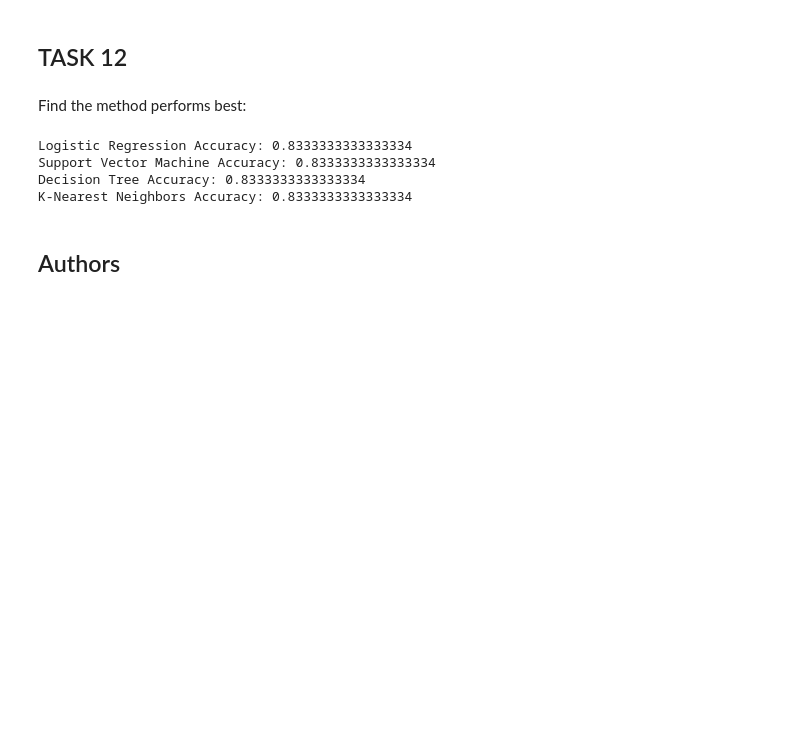
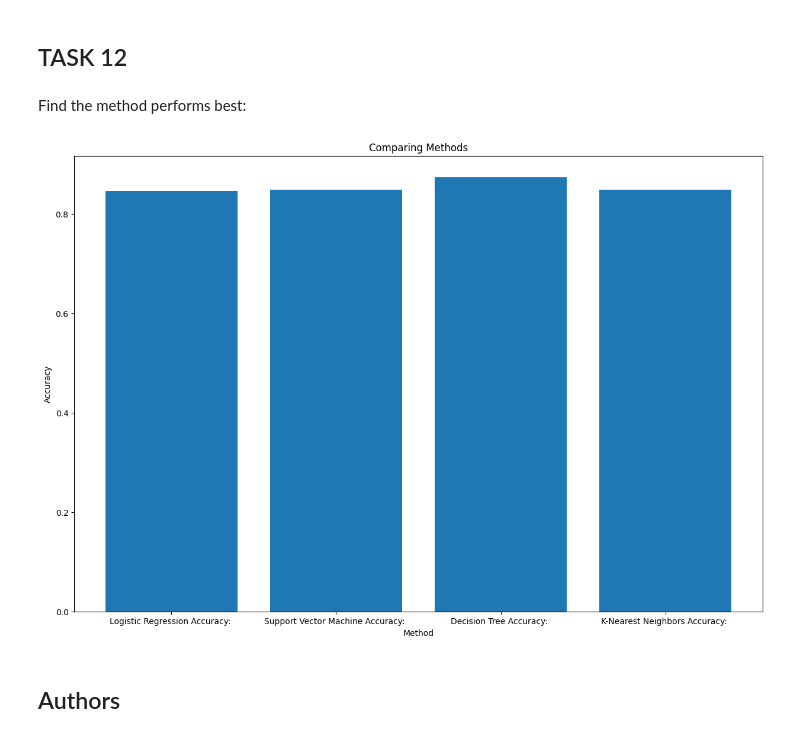
Before and after one commit to hsnapps/python-applied-data-science-capstone, a Jupyter notebook: SpaceX_Machine_Learning_Prediction_Part_5.jupyterlite.ipynb, the cells around one changed output. Saved outputs shown, nothing was run; the diff lists cells and outputs as text; code cells hidden in the pictures; blank space fills up the shorter version.

Commit message:
Fixed machine-learning

```diff
--- a/SpaceX_Machine_Learning_Prediction_Part_5.jupyterlite.ipynb
+++ b/SpaceX_Machine_Learning_Prediction_Part_5.jupyterlite.ipynb
@@ -171,7 +171,8 @@ GridSearchCV(cv=10, estimator=LogisticRegression(),
 We output the <code>GridSearchCV</code> object for logistic regression. We display the best parameters using the data attribute <code>best_params\_</code> and the accuracy on the validation data using the data attribute <code>best_score\_</code>.
 # %%
 print("tuned hpyerparameters :(best parameters) ",logreg_cv.best_params_)
-print("accuracy :",logreg_cv.best_score_)
+logistic_regression_accuracy = logreg_cv.best_score_
+print("accuracy :", logistic_regression_accuracy)
 # %% [output]
 tuned hpyerparameters :(best parameters)  {'C': 0.01, 'penalty': 'l2', 'solver': 'lbfgs'}
 accuracy : 0.8464285714285713
@@ -217,8 +218,9 @@ GridSearchCV(cv=10, estimator=SVC(),
        1.00000000e+03]),
                          'kernel': ('linear', 'rbf', 'poly', 'rbf', 'sigmoid')})
 # %%
+svm_accuracy = svm_cv.best_score_
 print("tuned hpyerparameters :(best parameters) ", svm_cv.best_params_)
-print("accuracy :", svm_cv.best_score_)
+print("accuracy :", svm_accuracy)
 # %% [output]
 tuned hpyerparameters :(best parameters)  {'C': 1.0, 'gamma': 0.03162277660168379, 'kernel': 'sigmoid'}
 accuracy : 0.8482142857142856
@@ -296,6 +298,7 @@ GridSearchCV(cv=10, estimator=DecisionTreeClassifier(),
                          'min_samples_split': [2, 5, 10],
                          'splitter': ['best', 'random']})
 # %%
+tree_accuracy = tree_cv.best_score_
 print("tuned hpyerparameters :(best parameters) ",tree_cv.best_params_)
-print("accuracy :",tree_cv.best_score_)
+print("accuracy :", tree_accuracy)
 # %% [output]
@@ -343,8 +346,9 @@ GridSearchCV(cv=10, estimator=KNeighborsClassifier(),
                          'n_neighbors': [1, 2, 3, 4, 5, 6, 7, 8, 9, 10],
                          'p': [1, 2]})
 # %%
+knn_accuracy = knn_cv.best_score_
 print("tuned hpyerparameters :(best parameters) ",knn_cv.best_params_)
-print("accuracy :",knn_cv.best_score_)
+print("accuracy :", knn_accuracy)
 # %% [output]
 tuned hpyerparameters :(best parameters)  {'algorithm': 'auto', 'n_neighbors': 10, 'p': 1}
 accuracy : 0.8482142857142858
@@ -366,24 +370,25 @@ plot_confusion_matrix(Y_test,yhat)
 # %% [markdown]
 Find the method performs best:
 # %%
-# Comparing accuracies
-models = ['Logistic Regression', 'Support Vector Machine', 'Decision Tree', 'K-Nearest Neighbors']
-accuracies = [logreg_cv.score(X_test, Y_test),
-              svm_cv.score(X_test, Y_test),
-              tree_cv.score(X_test, Y_test),
-              knn_cv.score(X_test, Y_test)]
+import matplotlib.pyplot as plt
 
-# Zip the accuracies with their corresponding models and sort in descending order
-model_accuracies = sorted(zip(models, accuracies), key = lambda x: x[1], reverse = True)
+accuracy_dict = {
+    "Logistic Regression Accuracy: ": logistic_regression_accuracy,
+    "Support Vector Machine Accuracy: ": svm_accuracy,
+    "Decision Tree Accuracy: ": tree_accuracy,
+    "K-Nearest Neighbors Accuracy: ": knn_accuracy
+}
+keys = accuracy_dict.keys()
+values = accuracy_dict.values()
+plt.figure(figsize=(15, 10))
+plt.bar(keys, values)
+plt.xlabel('Method')
+plt.ylabel('Accuracy')
+plt.title('Comparing Methods')
 
-# Print the models and their corresponding accuracies
-for model, accuracy in model_accuracies:
-    print(f'{model} Accuracy: {accuracy}')
+plt.show()
 # %% [output]
-Logistic Regression Accuracy: 0.8333333333333334
-Support Vector Machine Accuracy: 0.8333333333333334
-Decision Tree Accuracy: 0.8333333333333334
-K-Nearest Neighbors Accuracy: 0.8333333333333334
+[figure, added]
 # %% [markdown]
 ## Authors
 # %% [markdown]
```
Also changed, not shown: parts of 4 cells of this notebook.
